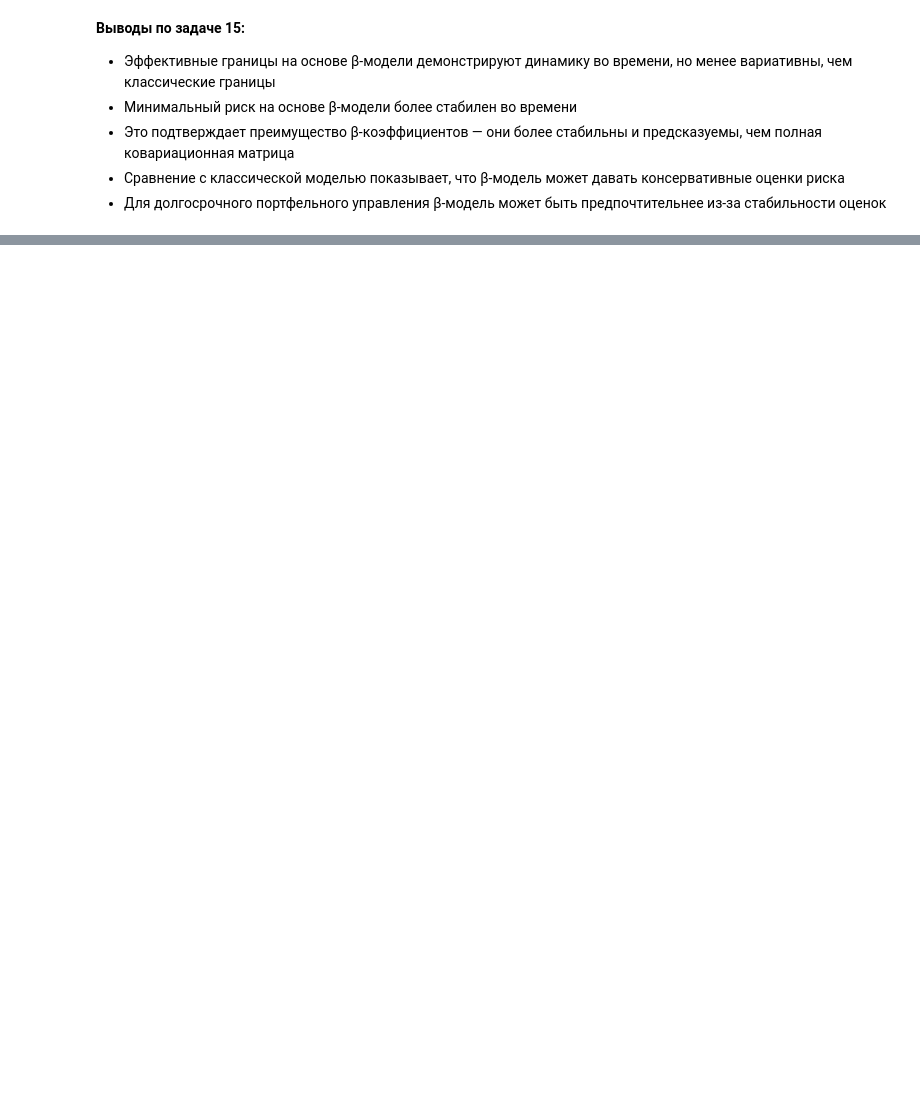
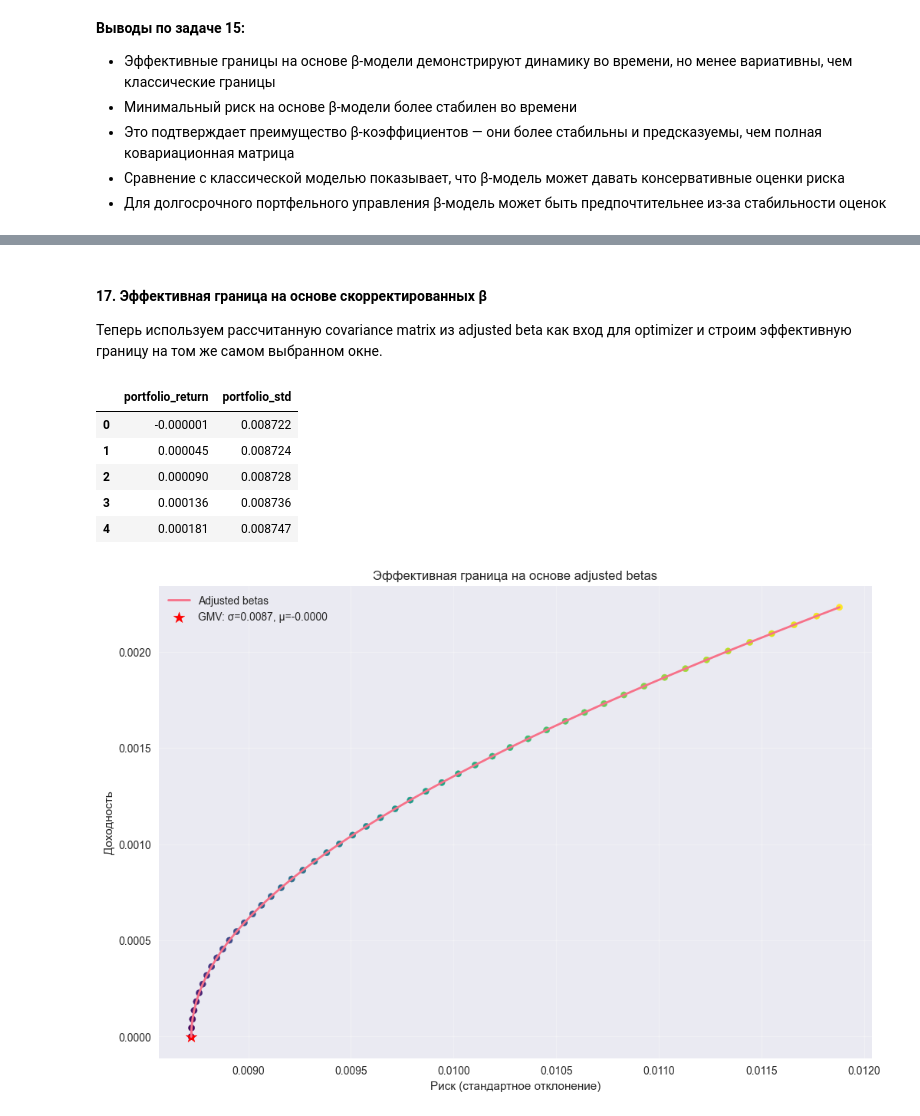
Before and after one commit to diink-iis/investment-portfolio, a Jupyter notebook: portfolio_analysis.ipynb, the cells around one changed output, grey strips where cells are left out. Drawn from its saved outputs; the diff is of its cells as text; code cells hidden in the pictures; blank space fills up the shorter version.

```diff
--- a/portfolio_analysis.ipynb
+++ b/portfolio_analysis.ipynb
@@ -766,0 +1081,42 @@ plt.show()
+# %% [markdown]
+#### 17. Эффективная граница на основе скорректированных β
+
+Теперь используем рассчитанную covariance matrix из adjusted beta как вход для optimizer и строим эффективную границу на том же самом выбранном окне.
+# %%
+mean_returns_selected = stock_window.mean().values
+
+ef_returns_adjusted, ef_stds_adjusted = efficient_frontier_from_adjusted_betas(
+    cov_matrix=adjusted_beta_result["cov_matrix"],
+    mean_returns=mean_returns_selected,
+    n_points=50
+)
+
+adjusted_frontier_df = pd.DataFrame({
+    "portfolio_return": ef_returns_adjusted,
+    "portfolio_std": ef_stds_adjusted
+})
+
+display(adjusted_frontier_df.head())
+
+plt.figure(figsize=(12, 8))
+plt.plot(ef_stds_adjusted, ef_returns_adjusted, linewidth=2, label="Adjusted betas")
+plt.scatter(ef_stds_adjusted, ef_returns_adjusted, c=ef_returns_adjusted, cmap="viridis", s=35)
+plt.scatter(
+    ef_stds_adjusted[0], ef_returns_adjusted[0],
+    s=120, marker="*", color="red",
+    label=f"GMV: σ={ef_stds_adjusted[0]:.4f}, μ={ef_returns_adjusted[0]:.4f}"
+)
+plt.xlabel("Риск (стандартное отклонение)")
+plt.ylabel("Доходность")
+plt.title("Эффективная граница на основе adjusted betas")
+plt.grid(True, alpha=0.3)
+plt.legend()
+plt.show()
+# %% [output]
+|  | portfolio_return | portfolio_std |
+| 0 | -0.000001 | 0.008722 |
+| 1 | 0.000045 | 0.008724 |
+| 2 | 0.000090 | 0.008728 |
+| 3 | 0.000136 | 0.008736 |
+| 4 | 0.000181 | 0.008747 |
+[figure, added]
```
Also changed, not shown: parts of 34 cells of this notebook, 13 other files.
